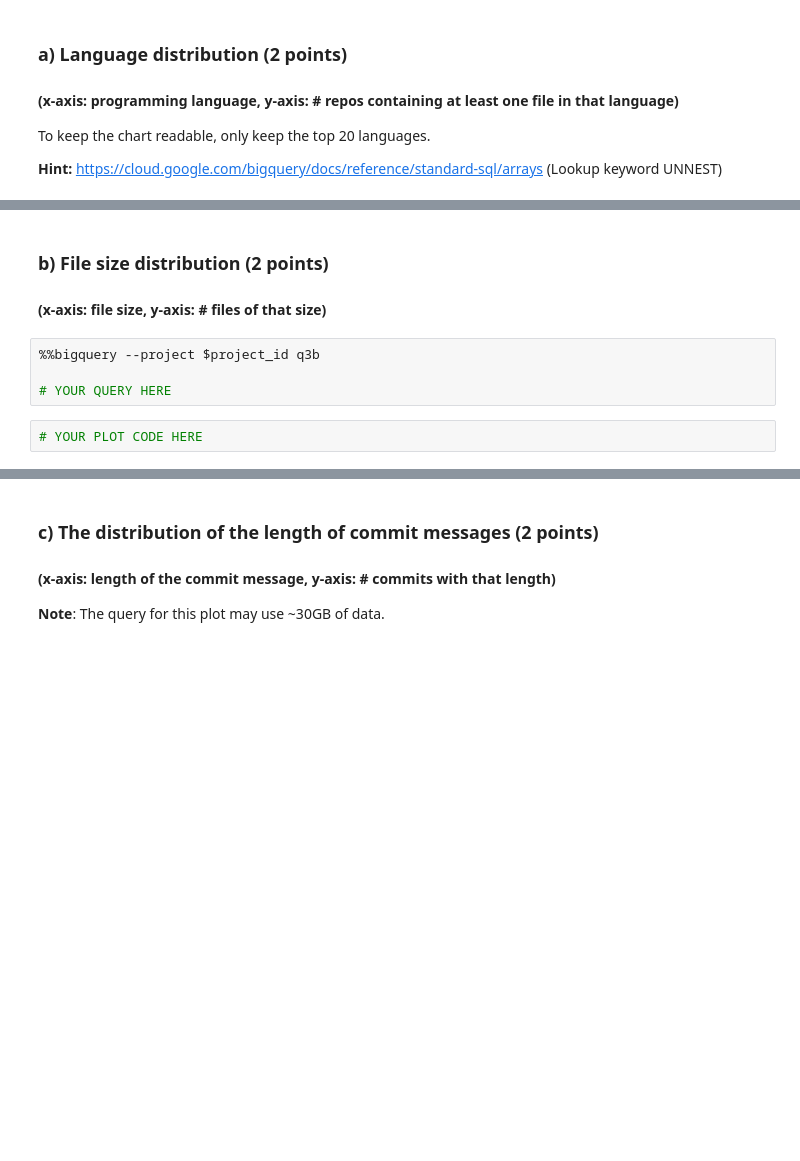
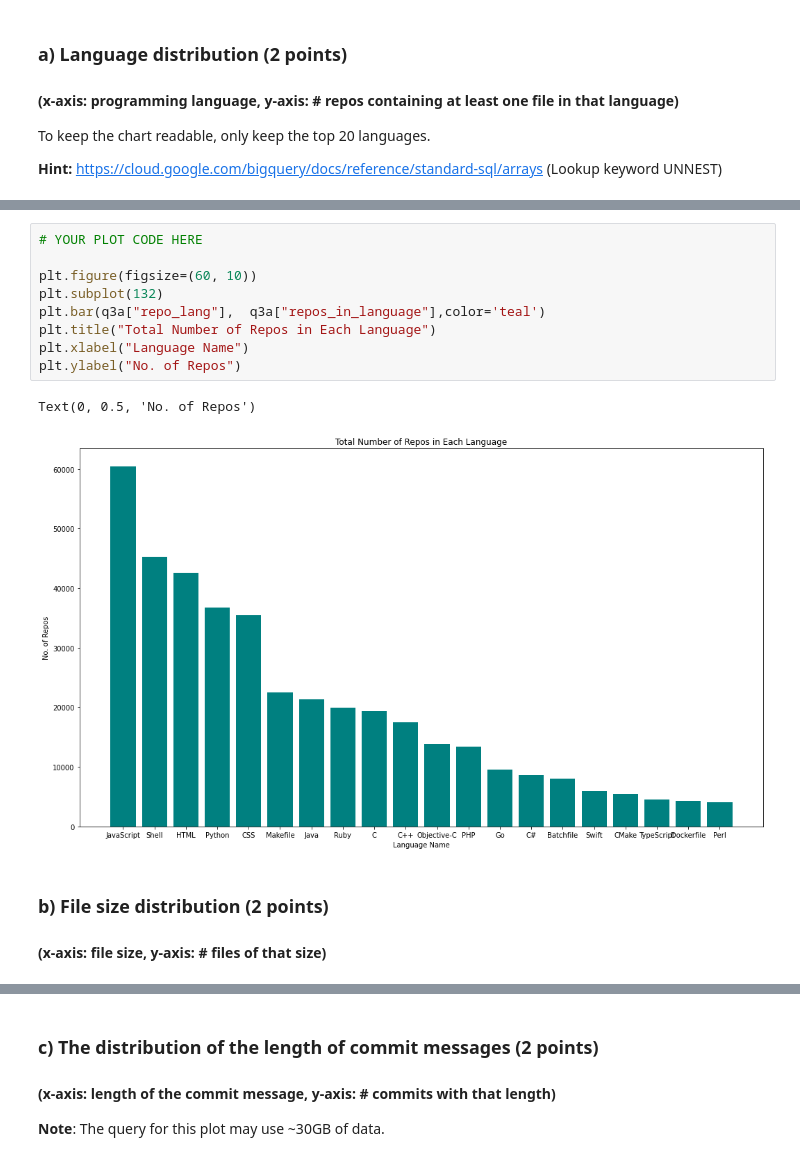
Before and after one commit to Fatim-Sohail/Assignment-2, a Jupyter notebook: Project2_2022.ipynb, the cells around one changed output, grey strips where cells are left out. Cells and saved outputs as stored; diff of their text form; blank space fills up the shorter version.

```diff
--- a/Project2_2022.ipynb
+++ b/Project2_2022.ipynb
@@ -282,9 +285,15 @@ To keep the chart readable, only keep the top 20 languages.
+# %%
+# YOUR PLOT CODE HERE
+
+plt.figure(figsize=(60, 10))
+plt.subplot(132)
+plt.bar(q3a["repo_lang"],  q3a["repos_in_language"],color='teal')
+plt.title("Total Number of Repos in Each Language")
+plt.xlabel("Language Name")
+plt.ylabel("No. of Repos")
+# %% [output]
+Text(0, 0.5, 'No. of Repos')
+[figure, added]
 # %% [markdown]
 ### b) File size distribution (2 points)
 #### (x-axis: file size, y-axis: # files of that size)
-# %%
-%%bigquery --project $project_id q3b
-
-# YOUR QUERY HERE
-# %%
-# YOUR PLOT CODE HERE
```
Also changed, not shown: parts of 28 cells of this notebook.
